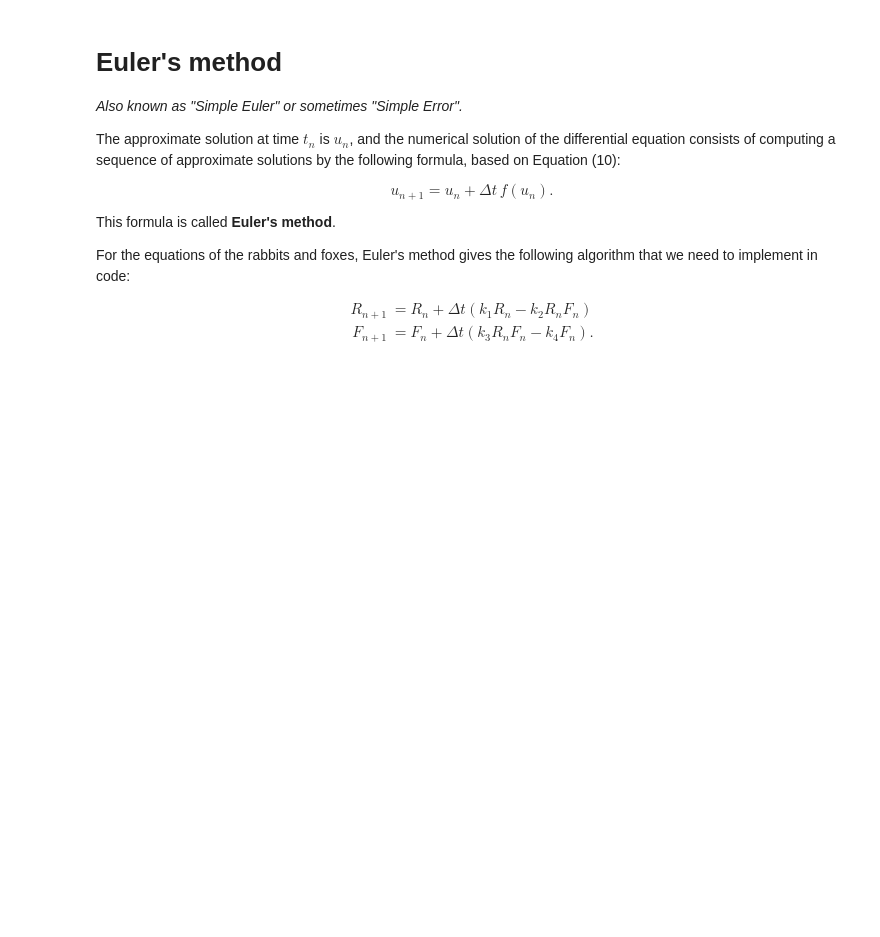
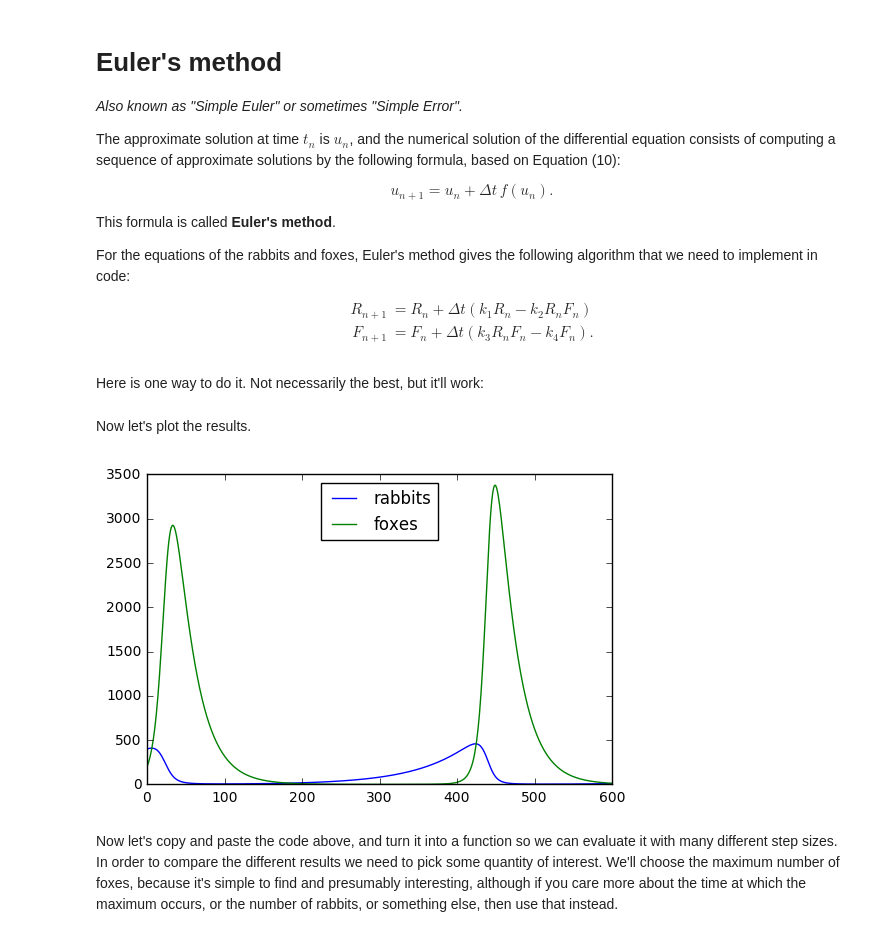
Before and after one commit to RaeMa07JG/rabbits-and-foxes-dbaugher, a Jupyter notebook: rabbits-and-foxes.ipynb, the cells around one changed output. Drawn from its saved outputs; the diff is of its cells as text; code cells hidden in the pictures; blank space fills up the shorter version.

```diff
--- a/rabbits-and-foxes.ipynb
+++ b/rabbits-and-foxes.ipynb
@@ -62,3 +62,32 @@ F_{n+1} & = F_n + \Delta t \left( k_3 R_n F_n - k_4 F_n \right).
 %matplotlib inline
 import numpy as np
 from matplotlib import pyplot as plt
+# %% [markdown]
+Here is one way to do it. Not necessarily the best, but it'll work:
+# %%
+k1 = 0.015
+k2 = 0.00004
+k3 = 0.0004
+k4 = 0.04
+end_time = 600.
+step_size = 1.
+times = np.arange(0, end_time, step_size)
+rabbits = np.zeros_like(times)
+foxes = np.zeros_like(times)
+rabbits[0] = 400.
+foxes[0] = 200.
+for n in range(len(times)-1):
+    delta_t = times[n+1] - times[n]
+    rabbits[n+1] = rabbits[n] + delta_t * (k1 * rabbits[n] - k2 * rabbits[n] * foxes[n])
+    foxes[n+1] = foxes[n] + delta_t * (k3 * rabbits[n] * foxes[n] - k4 * foxes[n])
+# %% [markdown]
+Now let's plot the results.
+# %%
+plt.plot(times, rabbits, label='rabbits')
+plt.plot(times, foxes, label='foxes')
+plt.legend(loc="best") # put the legend at the best location to avoid overlapping things
+plt.show()
+# %% [output]
+[figure, added]
+# %% [markdown]
+Now let's copy and paste the code above, and turn it into a function so we can evaluate it with many different step sizes. In order to compare the different results we need to pick some quantity of interest. We'll choose the maximum number of foxes, because it's simple to find and presumably interesting, although if you care more about the time at which the maximum occurs, or the number of rabbits, or something else, then use that instead.
```
Also changed, not shown: parts of 7 cells of this notebook.
